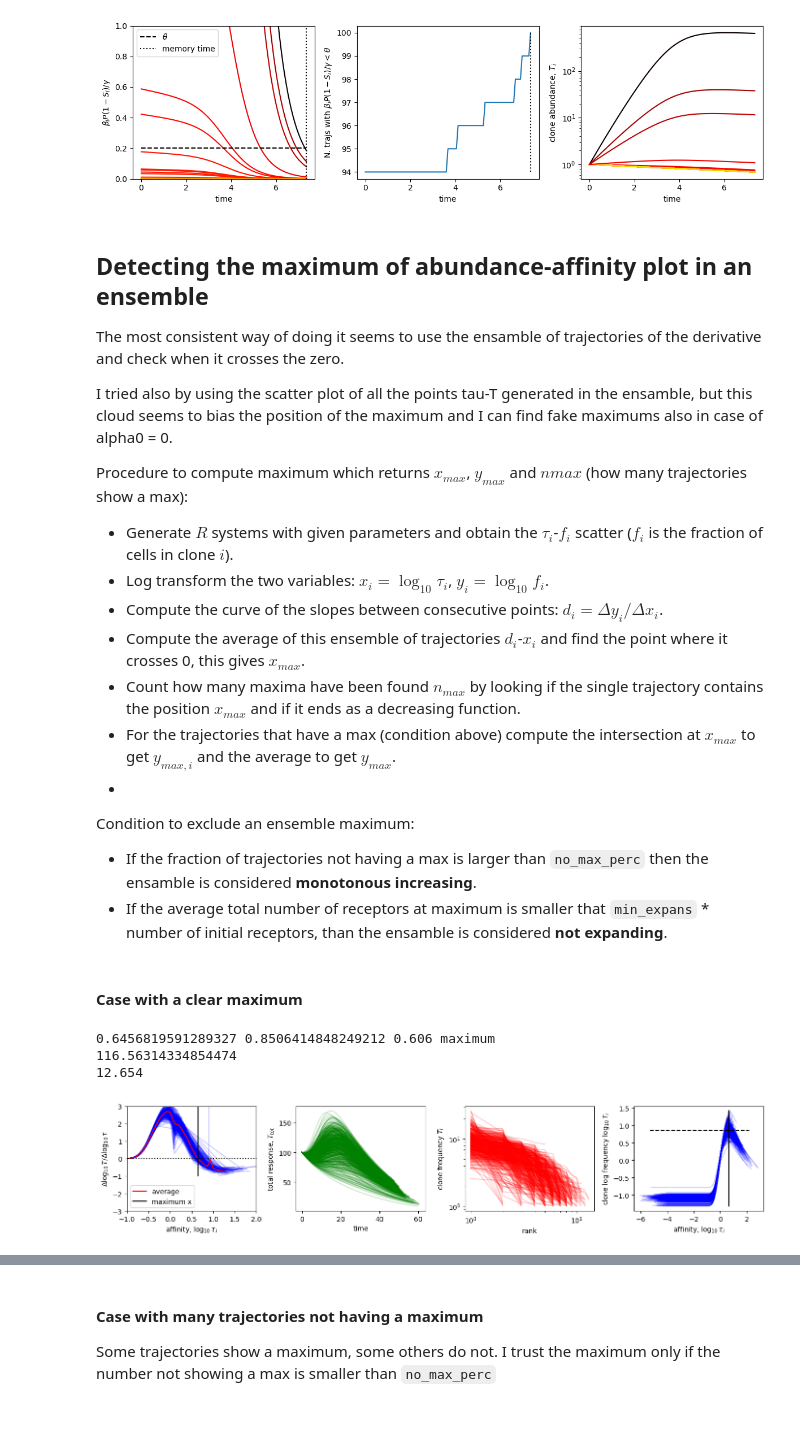
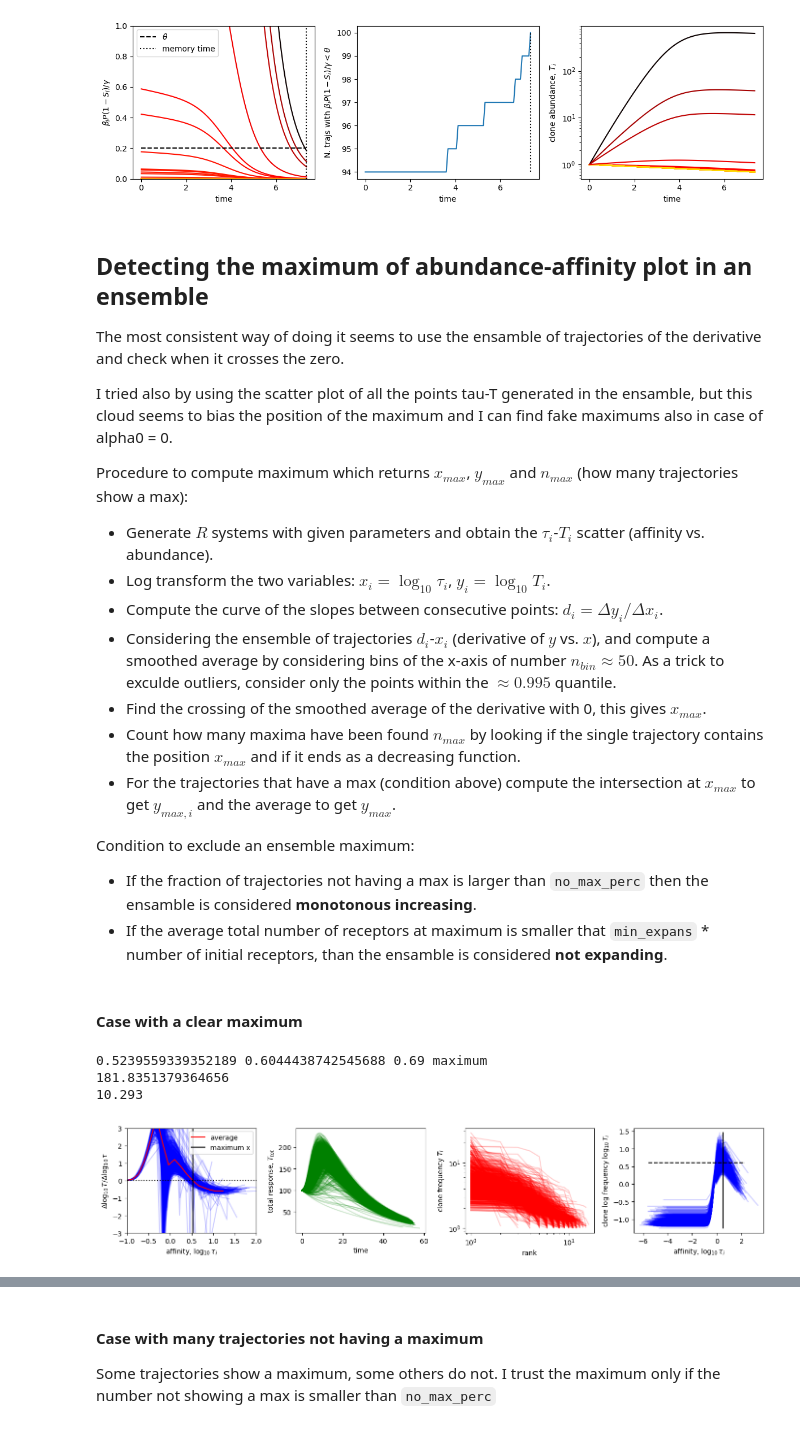
Before and after one commit to statbiophys/TT-inhibition, a Jupyter notebook: phase_diagram_procedure.ipynb, the cells around one changed output, grey strips where cells are left out. Drawn from its saved outputs; the diff is of its cells as text; code cells hidden in the pictures.

```diff
--- a/phase_diagram_procedure.ipynb
+++ b/phase_diagram_procedure.ipynb
@@ -92,14 +92,15 @@ The most consistent way of doing it seems to use the ensamble of trajectories of
 
 I tried also by using the scatter plot of all the points tau-T generated in the ensamble, but this cloud seems to bias the position of the maximum and I can find fake maximums also in case of alpha0 = 0.
 
-Procedure to compute maximum which returns $x_{max}$, $y_{max}$ and $n{max}$ (how many trajectories show a max):
-- Generate $R$ systems with given parameters and obtain the $\tau_i$-$f_i$ scatter ($f_i$ is the fraction of cells in clone $i$).
-- Log transform the two variables: $x_i = \log_{10} \tau_i$,  $y_i = \log_{10} f_i$.
+Procedure to compute maximum which returns $x_{max}$, $y_{max}$ and $n_{max}$ (how many trajectories show a max):
+- Generate $R$ systems with given parameters and obtain the $\tau_i$-$T_i$ scatter (affinity vs. abundance).
+- Log transform the two variables: $x_i = \log_{10} \tau_i$,  $y_i = \log_{10} T_i$.
 - Compute the curve of the slopes between consecutive points: $d_i = \Delta y_i / \Delta x_i$.
-- Compute the average of this ensemble of trajectories $d_i$-$x_i$ and find the point where it crosses 0, this gives $x_{max}$.
+- Considering the ensemble of trajectories $d_i$-$x_i$ (derivative of $y$ vs. $x$), and compute a smoothed average by considering bins of the x-axis of number $n_{bin} \approx 50$. As a trick to exculde outliers, consider only the points within the $\approx 0.995$ quantile.
+- Find the crossing of the smoothed average of the derivative with 0, this gives $x_{max}$.
 - Count how many maxima have been found $n_{max}$ by looking if the single trajectory contains the position $x_{max}$ and if it ends as a decreasing function.
 - For the trajectories that have a max (condition above) compute the intersection at $x_{max}$ to get $y_{max,i}$ and the average to get $y_{max}$.
--
+
 Condition to exclude an ensemble maximum:
 - If the fraction of trajectories not having a max is larger than `no_max_perc` then the ensamble is considered **monotonous increasing**.
 - If the average total number of receptors at maximum is smaller that `min_expans` * number of initial receptors, than the ensamble is considered **not expanding**.
@@ -177,22 +178,22 @@ def plot_max_procedure(taus_mat, Ts_mat, x_max, y_max, T_tot, times, smooth_bins
 # %% [markdown]
 #### Case with a clear maximum
 # %%
-R = 500
-taus_mat, Ts_mat, T_tot_mat, times_mat = ut_pd.generate_ensamble(R, tau_samp, t_steps, dt, traj_steps, theta, alpha0=10**(-4), beta0=10**(-0.33))
-x_max, y_max, n_x_max, outcome = ut_pd.find_max(taus_mat, Ts_mat, smooth_bins=100, quantile_taus=0.999)
+R = 1000
+taus_mat, Ts_mat, T_tot_mat, times_mat = ut_pd.generate_ensamble(R, tau_samp, t_steps, dt, traj_steps, theta, alpha0=10**(-3.3333333333333335), beta0=10**(-0.03124999999999998))
+x_max, y_max, n_x_max, outcome = ut_pd.find_max(taus_mat, Ts_mat, smooth_bins=50, quantile_taus=0.991)
 
 #x_max = evaluate_max_result(x_max, n_x_max, no_max_perc, verbose=True)
 print(x_max, y_max, n_x_max/R, outcome)
 print(np.mean([np.max(Ttot) for Ttot in T_tot_mat]))
 print(np.mean([times_mat[r][np.argmax(T_tot_mat[r])] for r in range(R)]))
 # %% [output]
-0.6456819591289327 0.8506414848249212 0.606 maximum
-116.56314334854474
-12.654
+0.5239559339352189 0.6044438742545688 0.69 maximum
+181.8351379364656
+10.293
 # %%
-axs = plot_max_procedure(taus_mat, Ts_mat, x_max, y_max, T_tot_mat, times_mat, smooth_bins=100)
+axs = plot_max_procedure(taus_mat, Ts_mat, x_max, y_max, T_tot_mat, times_mat, smooth_bins=50)
 axs[0].set_ylim(-3,3)
 axs[0].set_xlim(-1,2)
 plt.tight_layout()
 # %% [output]
-[figure, old version]
+[figure, new version]
```
Also changed, not shown: parts of 3 cells of this notebook, 12 other files.
